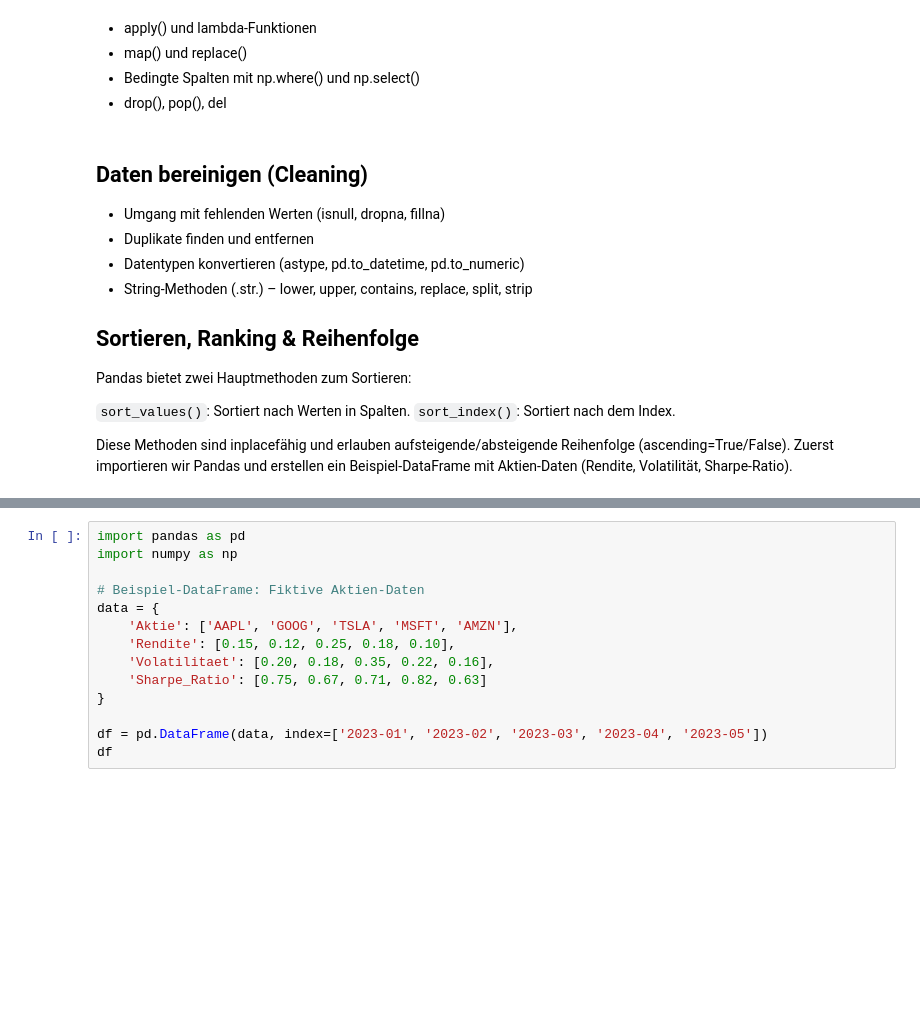
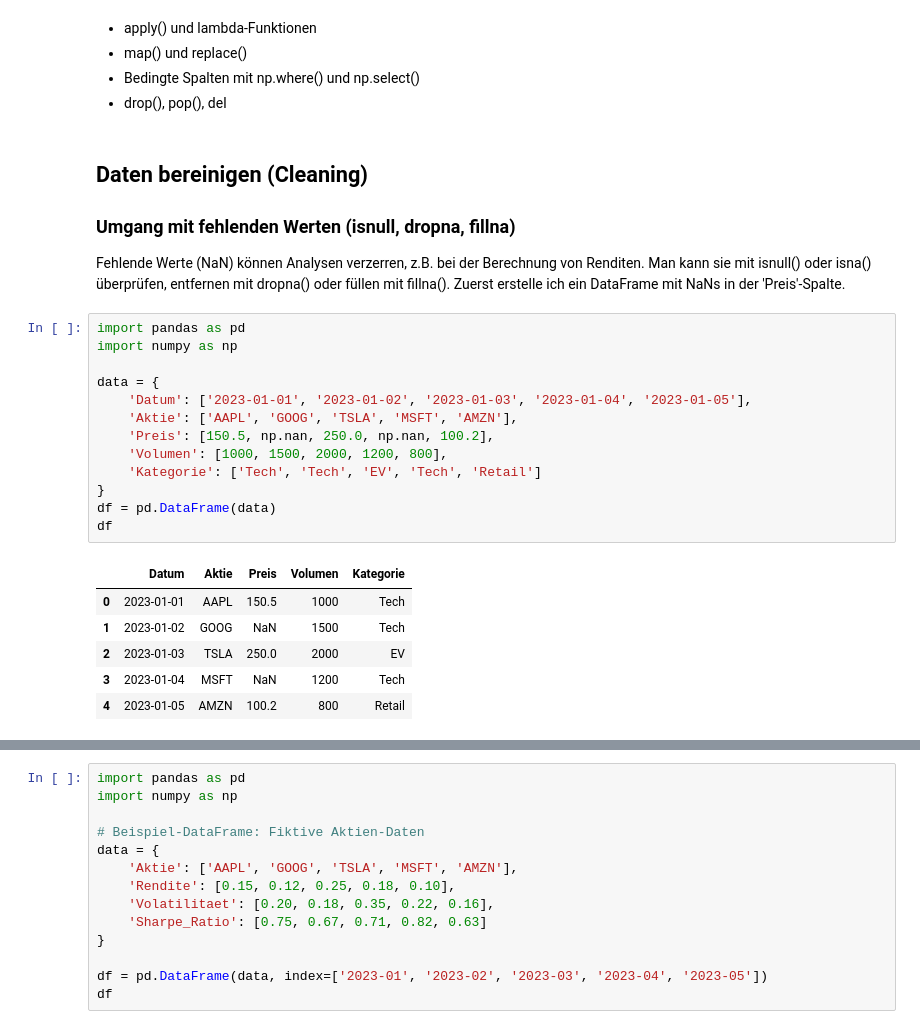
Before and after one commit to EikeSuemper/Meine-Lernreise-Aktuariat-QuantFinance, a Jupyter notebook: 01_Grundlagen/Python/Datenmanipulation_mit_pandas.ipynb, the cells around one changed output, grey strips where cells are left out. Drawn from its saved outputs; the diff is of its cells as text; blank space fills up the shorter version.

```diff
--- a/01_Grundlagen/Python/Datenmanipulation_mit_pandas.ipynb
+++ b/01_Grundlagen/Python/Datenmanipulation_mit_pandas.ipynb
@@ -213,17 +213,27 @@ DataFrame nach neuen Spalten:
 # %% [markdown]
 
 ## Daten bereinigen (Cleaning)
-- Umgang mit fehlenden Werten (isnull, dropna, fillna)
-- Duplikate finden und entfernen
-- Datentypen konvertieren (astype, pd.to_datetime, pd.to_numeric)
-- String-Methoden (.str.) – lower, upper, contains, replace, split, strip
+### Umgang mit fehlenden Werten (isnull, dropna, fillna)
 
-## Sortieren, Ranking & Reihenfolge
-
-Pandas bietet zwei Hauptmethoden zum Sortieren:
-
-`sort_values()`: Sortiert nach Werten in Spalten.
-`sort_index()`: Sortiert nach dem Index.
-
-Diese Methoden sind inplacefähig und erlauben aufsteigende/absteigende Reihenfolge (ascending=True/False).
-Zuerst importieren wir Pandas und erstellen ein Beispiel-DataFrame mit Aktien-Daten (Rendite, Volatilität, Sharpe-Ratio).
+Fehlende Werte (NaN) können Analysen verzerren, z.B. bei der Berechnung von Renditen. Man kann sie mit isnull() oder isna() überprüfen, entfernen mit dropna() oder füllen mit fillna().
+Zuerst erstelle ich ein DataFrame mit NaNs in der 'Preis'-Spalte.
+# %%
+import pandas as pd
+import numpy as np
+
+data = {
+    'Datum': ['2023-01-01', '2023-01-02', '2023-01-03', '2023-01-04', '2023-01-05'],
+    'Aktie': ['AAPL', 'GOOG', 'TSLA', 'MSFT', 'AMZN'],
+    'Preis': [150.5, np.nan, 250.0, np.nan, 100.2],
+    'Volumen': [1000, 1500, 2000, 1200, 800],
+    'Kategorie': ['Tech', 'Tech', 'EV', 'Tech', 'Retail']
+}
+df = pd.DataFrame(data)
+df
+# %% [output]
+|  | Datum | Aktie | Preis | Volumen | Kategorie |
+| 0 | 2023-01-01 | AAPL | 150.5 | 1000 | Tech |
+| 1 | 2023-01-02 | GOOG | NaN | 1500 | Tech |
+| 2 | 2023-01-03 | TSLA | 250.0 | 2000 | EV |
+| 3 | 2023-01-04 | MSFT | NaN | 1200 | Tech |
+| 4 | 2023-01-05 | AMZN | 100.2 | 800 | Retail |
```
Also changed, not shown: parts of 5 cells of this notebook.
